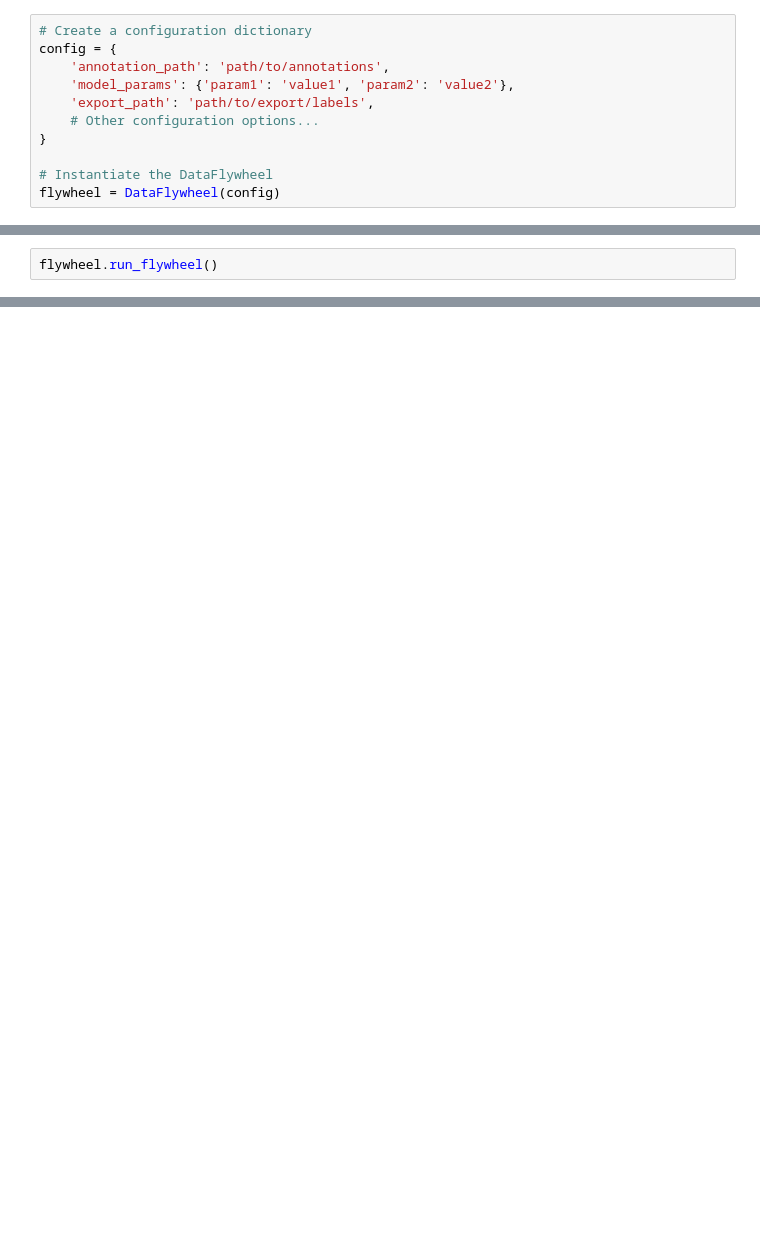
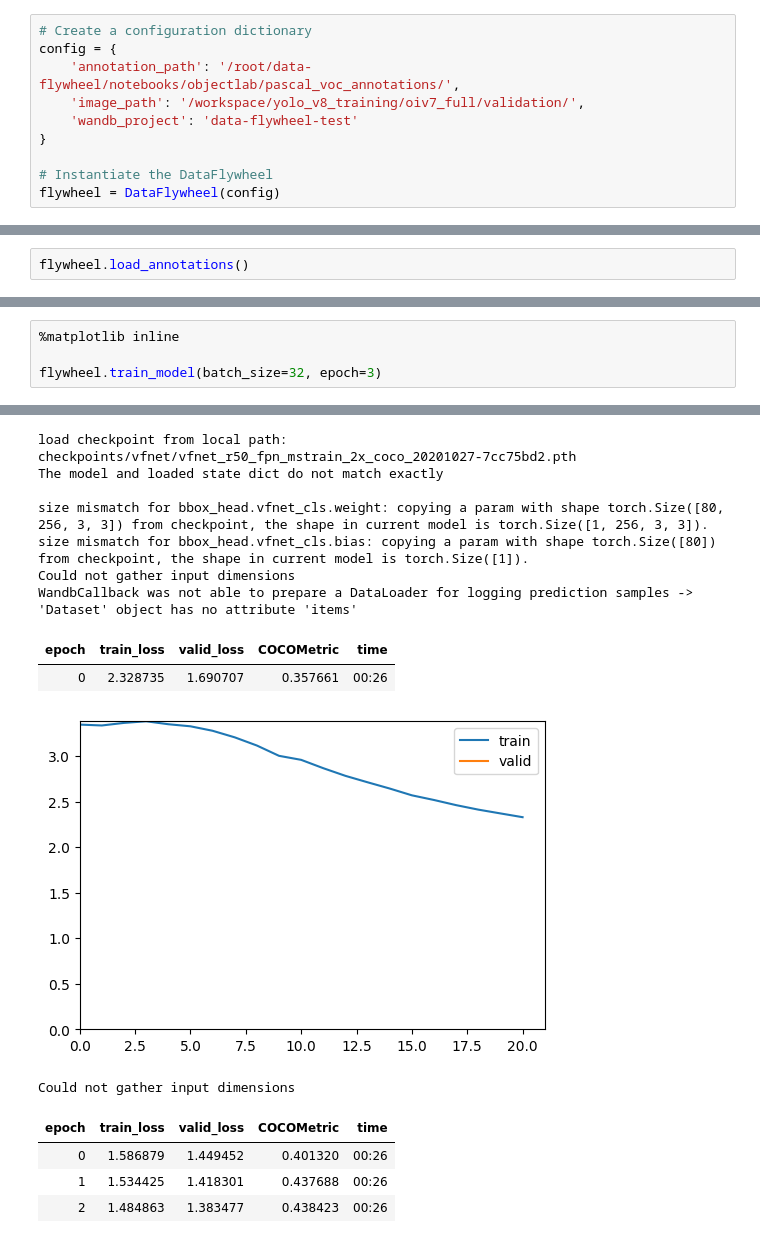
Before and after one commit to dnth/data-flywheel, a Jupyter notebook: debug.ipynb, the cells around one changed output, grey strips where cells are left out. Saved outputs shown, nothing was run; the diff lists cells and outputs as text; blank space fills up the shorter version.

Commit message:
add sample nb

```diff
--- a/debug.ipynb
+++ b/debug.ipynb
@@ -3,10 +5,9 @@ from data_flywheel import DataFlywheel
 # %%
 # Create a configuration dictionary
 config = {
-    'annotation_path': 'path/to/annotations',
-    'model_params': {'param1': 'value1', 'param2': 'value2'},
-    'export_path': 'path/to/export/labels',
-    # Other configuration options...
+    'annotation_path': '/root/data-flywheel/notebooks/objectlab/pascal_voc_annotations/',
+    'image_path': '/workspace/yolo_v8_training/oiv7_full/validation/',
+    'wandb_project': 'data-flywheel-test'
 }
 
 # Instantiate the DataFlywheel
@@ -14,3 +24,3 @@ flywheel = DataFlywheel(config)
 # %%
-flywheel.run_flywheel()
+flywheel.load_annotations()
 # %% [output]
@@ -23,0 +48,5 @@ flywheel.run_flywheel()
+# %%
+%matplotlib inline
+
+flywheel.train_model(batch_size=32, epoch=3)
+# %% [output]
@@ -23,0 +70,15 @@ flywheel.run_flywheel()
+load checkpoint from local path: checkpoints/vfnet/vfnet_r50_fpn_mstrain_2x_coco_20201027-7cc75bd2.pth
+The model and loaded state dict do not match exactly
+
+size mismatch for bbox_head.vfnet_cls.weight: copying a param with shape torch.Size([80, 256, 3, 3]) from checkpoint, the shape in current model is torch.Size([1, 256, 3, 3]).
+size mismatch for bbox_head.vfnet_cls.bias: copying a param with shape torch.Size([80]) from checkpoint, the shape in current model is torch.Size([1]).
+Could not gather input dimensions
+WandbCallback was not able to prepare a DataLoader for logging prediction samples -> 'Dataset' object has no attribute 'items'
+| epoch | train_loss | valid_loss | COCOMetric | time |
+| 0 | 2.328735 | 1.690707 | 0.357661 | 00:26 |
+[figure, added]
+Could not gather input dimensions
+| epoch | train_loss | valid_loss | COCOMetric | time |
+| 0 | 1.586879 | 1.449452 | 0.401320 | 00:26 |
+| 1 | 1.534425 | 1.418301 | 0.437688 | 00:26 |
+| 2 | 1.484863 | 1.383477 | 0.438423 | 00:26 |
```
Also changed, not shown: parts of 7 cells of this notebook, 2 other files.
